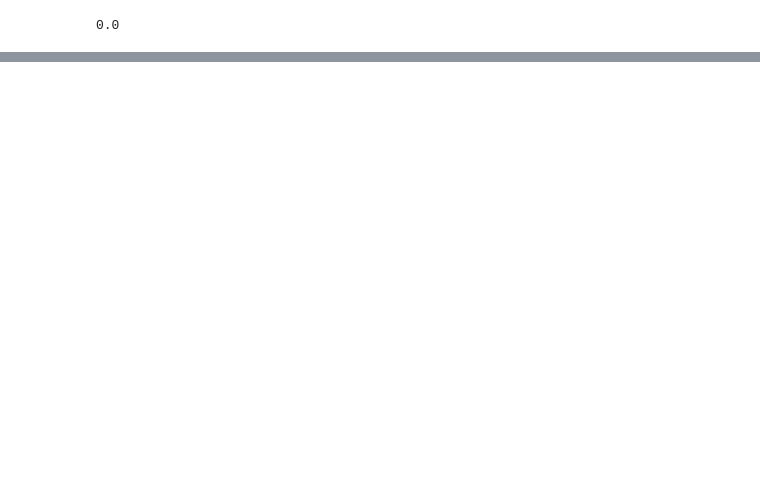
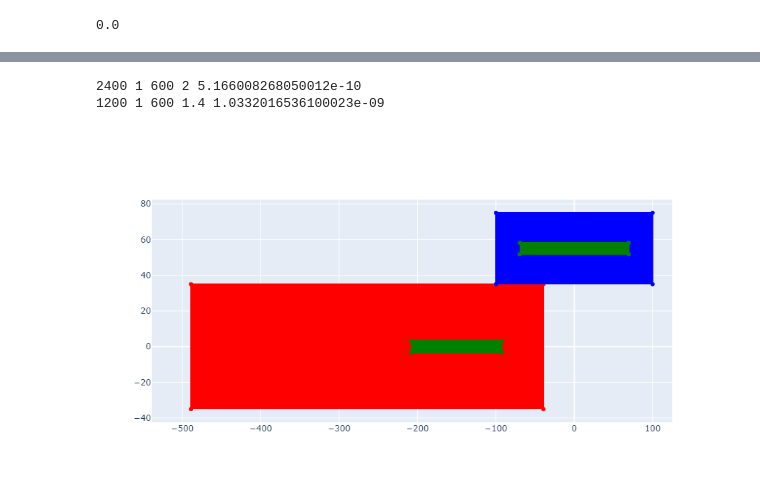
Before and after one commit to DiamondLightSource/pygmweb, a Jupyter notebook: dashboard/Untitled.ipynb, the cells around one changed output, grey strips where cells are left out. Saved outputs shown, nothing was run; the diff lists cells and outputs as text; code cells hidden in the pictures; blank space fills up the shorter version.

```diff
--- a/dashboard/Untitled.ipynb
+++ b/dashboard/Untitled.ipynb
@@ -98,0 +88,71 @@ fig.add_trace(go.Scatter(x=ray3z, y = ray3x, line={'color':'green', 'width':1.5}
+# %%
+pgm = PGM(mirror=Plane_Mirror(), grating = Grating())
+pgm.energy = 1200
+pgm.cff=1.4
+pgm.grating.compute_angles()
+pgm.set_theta()
+m_corners = pgm.mirror_corners()
+g_corners = pgm.grating_corners()
+m_corners = np.array(m_corners)
+grating_corners = np.array(pgm.grating_corners())
+mirror_corners = np.array(pgm.mirror_corners())
+pgm.generate_rays()
+_, mirror_int_1, grating_int_1 =  pgm.propagate(pgm.rays[1])
+_, mirror_int_2, grating_int_2 =  pgm.propagate(pgm.rays[2])
+_, mirror_int_3, grating_int_3 =  pgm.propagate(pgm.rays[3])
+_, mirror_int_4, grating_int_4 =  pgm.propagate(pgm.rays[4])
+
+mirror_intercepts = [
+    mirror_int_1[0].to_point(),
+    mirror_int_2[0].to_point(),
+    mirror_int_3[0].to_point(),
+    mirror_int_4[0].to_point()
+]
+
+grating_intercepts = [
+    grating_int_1[0].to_point(),
+    grating_int_2[0].to_point(),
+    grating_int_3[0].to_point(),
+    grating_int_4[0].to_point()
+]
+
+mirror_footprint_width, mirror_footprint_height = pgm.calc_footprint_size(mirror_intercepts)
+grating_footprint_width, grating_footprint_height = pgm.calc_footprint_size(grating_intercepts)
+#print("Mirror footprint width:", mirror_footprint_width)
+# print("Mirror footprint height:", mirror_footprint_height)
+#print("Grating footprint width:", grating_footprint_width)
+# print("Grating footprint height:", grating_footprint_height)
+
+mirr_footprint_corners = np.array([
+    [mirror_int_2[0].z, mirror_int_3[0].x],
+    [mirror_int_1[0].z, mirror_int_3[0].x],
+    [mirror_int_1[0].z, mirror_int_4[0].x],
+    [mirror_int_2[0].z, mirror_int_4[0].x]
+])
+
+grating_footprint_corners = np.array([
+    [grating_int_2[0].z, grating_int_3[0].x],
+    [grating_int_1[0].z, grating_int_3[0].x],
+    [grating_int_1[0].z, grating_int_4[0].x],
+    [grating_int_2[0].z, grating_int_4[0].x]
+])
+
+offset = 0.5*(pgm.mirror._width() + pgm.grating._width())* np.array([
+    [0,1],
+    [0,1],
+    [0,1],
+    [0,1]
+])
+
+grating_corners = grating_corners + offset
+grating_footprint_corners = grating_footprint_corners + offset
+
+fig = go.Figure(layout={'showlegend':False, 'xaxis':{'range':(min(mirror_corners[:,0])-50,max(grating_corners[:,1])+50)}, 'height':500})
+fig.add_trace(go.Scatter(x=mirror_corners[:,0], y=mirror_corners[:,1],fill='toself',fillcolor='red',line={"color":'red'}, marker={'size':0}, name='Mirror'))
+fig.add_trace(go.Scatter(x=grating_corners[:,0], y=grating_corners[:,1],fill='toself',fillcolor='blue',line={"color":'blue'}, marker={'size':0}, name='Grating'))
+fig.add_trace(go.Scatter(x=mirr_footprint_corners[:,0], y=mirr_footprint_corners[:,1],fill='toself',fillcolor='green',line={"color":'green'}, marker={'size':0}, name='Beam Footprint on Mirror'))
+fig.add_trace(go.Scatter(x=grating_footprint_corners[:,0], y=grating_footprint_corners[:,1],fill='toself',fillcolor='green',line={"color":'green'}, marker={'size':0}, name='Beam Footprint on Grating'))
+# %% [output]
+2400 1 600 2 5.166008268050012e-10
+1200 1 600 1.4 1.0332016536100023e-09
+[figure, added]
```
Also changed, not shown: parts of 8 cells of this notebook, 2 other files.
